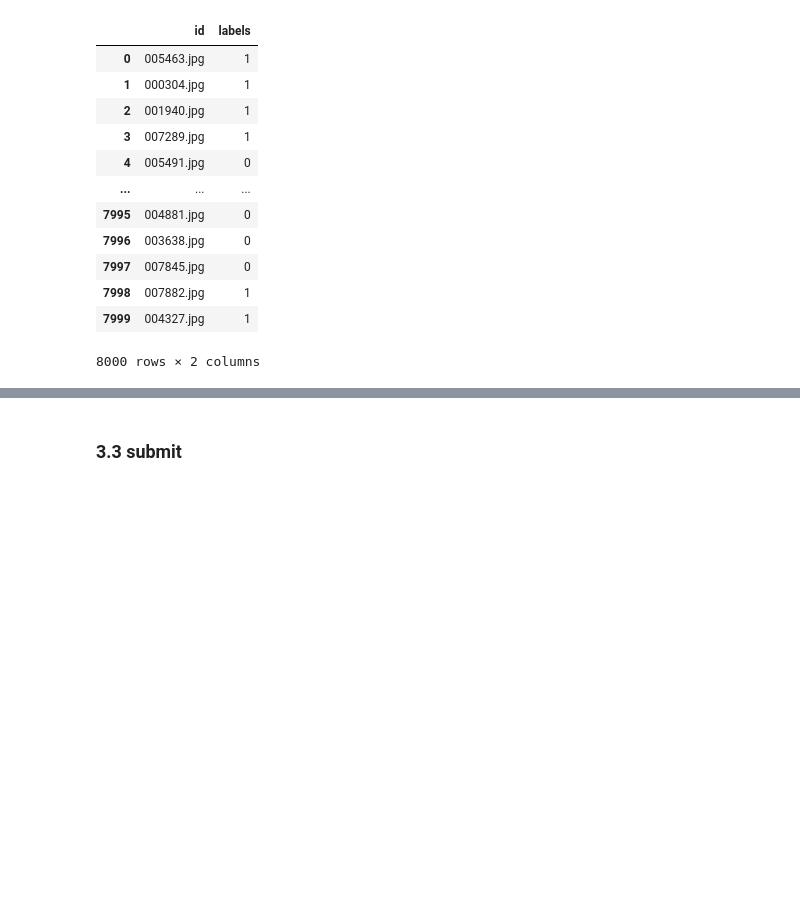
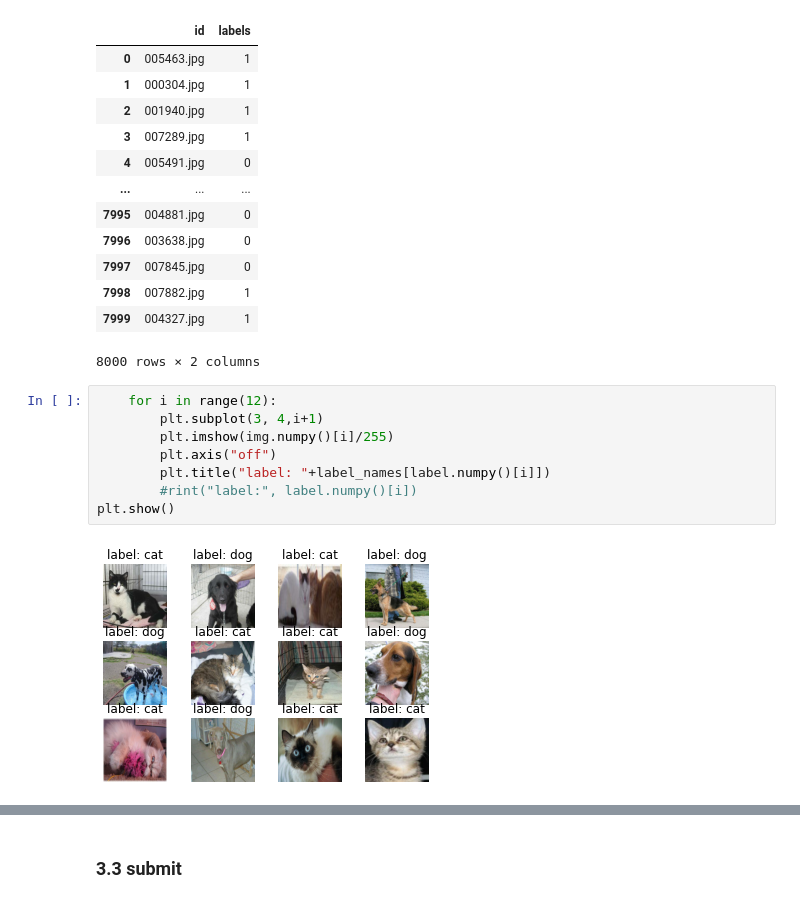
Before and after one commit to Concyclics/KaggleNotebook, a Jupyter notebook: dog-vs-cat-classification-vgg-model.ipynb, the cells around one changed output, grey strips where cells are left out. Saved outputs shown, nothing was run; the diff lists cells and outputs as text; blank space fills up the shorter version.

```diff
--- a/dog-vs-cat-classification-vgg-model.ipynb
+++ b/dog-vs-cat-classification-vgg-model.ipynb
@@ -316,3 +397,13 @@ test_df
 | 7998 | 007882.jpg | 1 |
 | 7999 | 004327.jpg | 1 |
 8000 rows × 2 columns
+# %%
+    for i in range(12):
+        plt.subplot(3, 4,i+1)
+        plt.imshow(img.numpy()[i]/255)
+        plt.axis("off")
+        plt.title("label: "+label_names[label.numpy()[i]])
+        #rint("label:", label.numpy()[i])
+plt.show()
+# %% [output]
+[figure, added]
```
Also changed, not shown: parts of 29 cells of this notebook.
